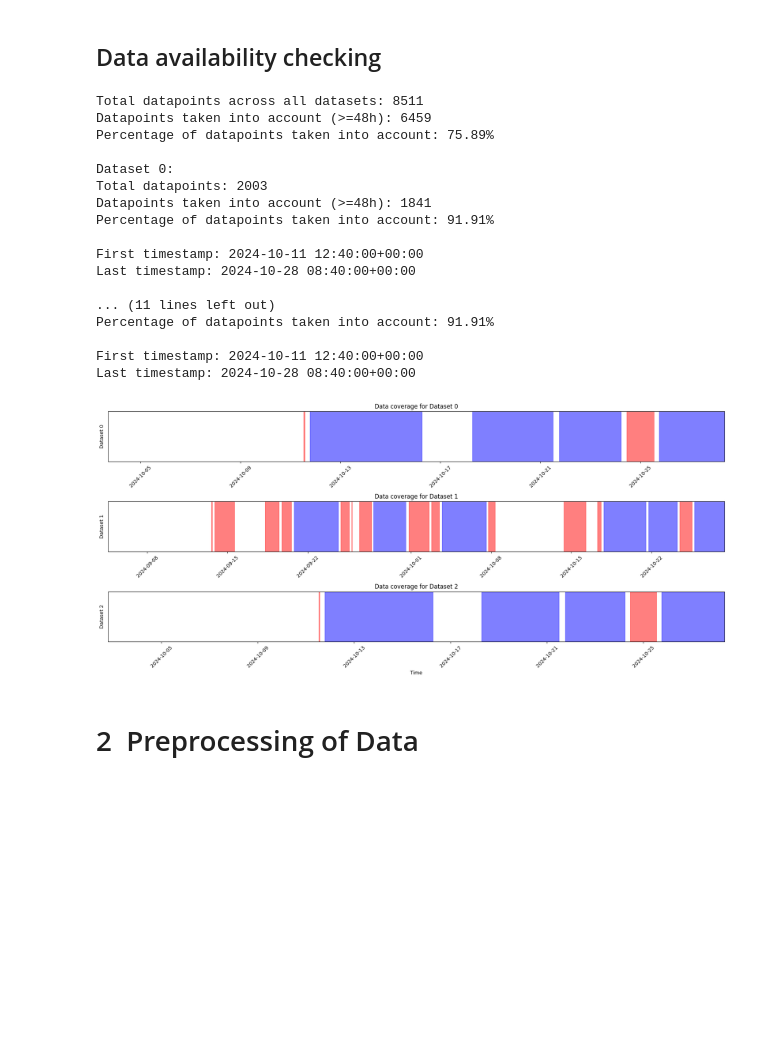
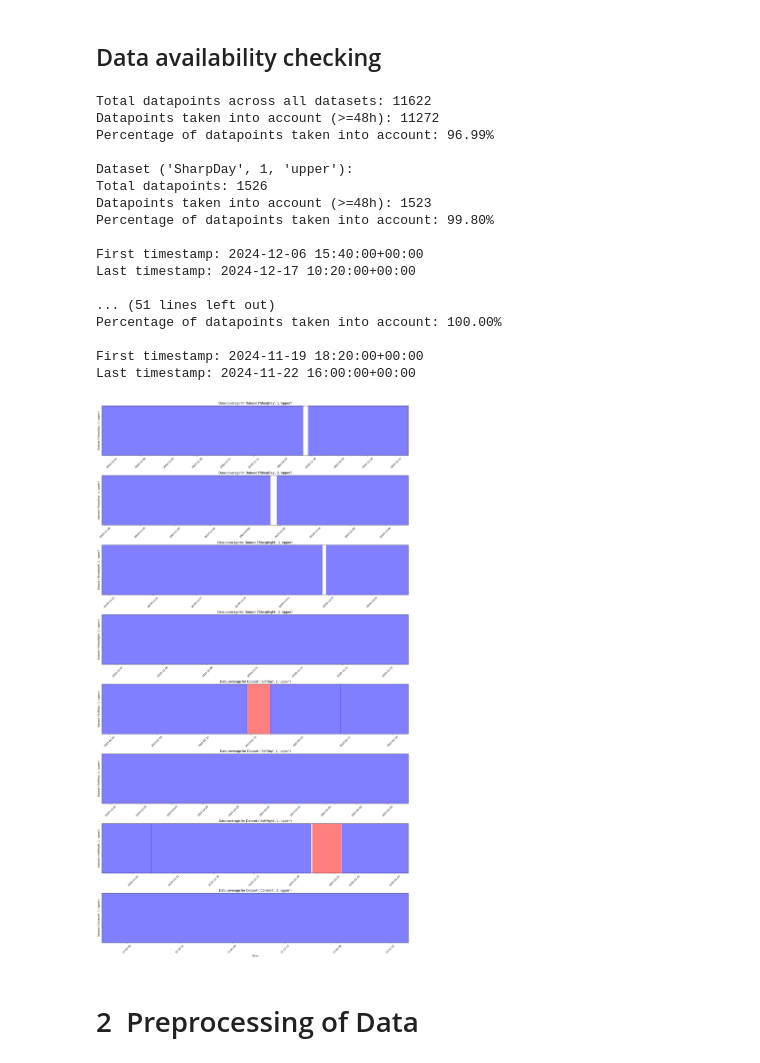
Before and after one commit to epfl-mobots/Ethogram-Generation, a Jupyter notebook: Ethogram_Generation_Metabolism.ipynb, the cells around one changed output. Saved outputs shown, nothing was run; the diff lists cells and outputs as text; code cells hidden in the pictures; blank space fills up the shorter version.

```diff
--- a/Ethogram_Generation_Metabolism.ipynb
+++ b/Ethogram_Generation_Metabolism.ipynb
@@ -86,23 +145,21 @@ Dataset 3: 2024-10-02 19:00:00+00:00 to 2024-10-28 08:40:00+00:00
 # %%
-df_list = [df1_resampled, df2_resampled, df3_resampled]
-
+exps_dfs_interpolated = exps_dfs.copy()
 # First linearly interpolate any NaN values that may exist in the dataframes over 5 rows, beyond that leave them as NaN
-df_list_interp = []
-for df in df_list:
+for key, df in exps_dfs_interpolated.items():
     len_before = len(df)
     df = df.astype(float)
     nans_before = int(df.isna().sum().sum())
     df.interpolate(method='time', limit=6, limit_direction='both', inplace=True)
     nans_after = int(df.isna().sum().sum())
-    df_list_interp.append(df)
-    print("Interpolated", nans_before - nans_after, "NaN cells. Remaining NaN cells:", nans_after, "Remaining lines:", len(df))
+    exps_dfs_interpolated[key] = df
+    print(f"Interpolated {nans_before - nans_after} NaN cells for dataset {key}. Remaining NaN cells: {nans_after}. Remaining lines: {len(df)}")
 
 # Drop any NaN values that may still exist after resampling
-df_list_dropna = []
-for df in df_list_interp:
+exps_dfs_dropna = exps_dfs_interpolated.copy()
+for key, df in exps_dfs_dropna.items():
     len_before = len(df)
     rows_with_nan_before = int(df.isna().any(axis=1).sum())
     df = df.dropna(how='any')
-    df_list_dropna.append(df)
-    print("Dropped", len_before - len(df), "rows with NaN values. Rows with NaN before drop:", rows_with_nan_before, "Remaining lines:", len(df))
+    exps_dfs_dropna[key] = df
+    print(f"Dropped {len_before - len(df)} rows with NaN values for dataset {key}. Rows with NaN before drop: {rows_with_nan_before}. Remaining lines: {len(df)}")
 # %% [output]
@@ -175,15 +242,17 @@ plt.show()
 # %% [markdown]
 ## Data availability checking
 # %%
-# Use `full_dts` as x-axis; color contiguous data chunks blue if >=48h, else red.
+# Use full_dts as x-axis; color contiguous data chunks blue if >=48h, else red.
 
 step = pd.Timedelta(seconds=resolution)
 threshold = pd.Timedelta(hours=48)
 
-fig, axs = plt.subplots(nrows=3, ncols=1, figsize=(18, 8), sharex=False)
+n_rows = len(exps_dfs_dropna)
+fig_height = 4 * n_rows  # Adjust height based on number of datasets
+fig, axs = plt.subplots(nrows=n_rows, ncols=1, figsize=(18, fig_height), sharex=False)
 
-for i, df in enumerate(df_list_dropna):
-    full_dt = pd.DatetimeIndex(full_dts[i])
+for i,(key, df) in enumerate(exps_dfs_dropna.items()):
+    full_dt = pd.DatetimeIndex(full_dts[key])
     mask = full_dt.isin(df.index)
 
     # find contiguous True runs in mask
@@ -208,10 +277,10 @@ for i, df in enumerate(df_list_dropna):
         end_dt = (full_dt[end] + step).to_pydatetime()
         axs[i].axvspan(start_dt, end_dt, color=color, alpha=0.5)
 
-    axs[i].set_ylabel(f"Dataset {i}")
+    axs[i].set_ylabel(f"Dataset {key}")
     axs[i].set_ylim(0, 1)
     axs[i].set_yticks([])
-    axs[i].set_title(f"Data coverage for Dataset {i}")
+    axs[i].set_title(f"Data coverage for Dataset {key}")
     axs[i].set_xlim(full_dt[0].to_pydatetime(), (full_dt[-1] + step).to_pydatetime())
     axs[i].tick_params(axis='x', rotation=45)
 
@@ -219,11 +288,11 @@ axs[-1].set_xlabel("Time")
 plt.tight_layout()
 
 # Print how much datapoints exist in total over all 3 datasets (blue + red) and what percentage are taken into account (blue/(blue + red))
-total_points = sum(len(df) for df in df_list_dropna)
+total_points = sum(len(df) for df in exps_dfs_dropna.values())
 # Count blue points (>=48h) and red points (<48h)
 blue_points = 0
-for i, df in enumerate(df_list_dropna):
-    full_dt = pd.DatetimeIndex(full_dts[i])
+for key, df in exps_dfs_dropna.items():
+    full_dt = pd.DatetimeIndex(full_dts[key])
     mask = full_dt.isin(df.index)
 
     # find contiguous True runs in mask
@@ -251,8 +320,8 @@ print(f"Datapoints taken into account (>=48h): {blue_points}")
 print(f"Percentage of datapoints taken into account: {blue_points / total_points * 100:.2f}%\n")
 
 # Same as above but per dataset
-for i, df in enumerate(df_list_dropna):
-    full_dt = pd.DatetimeIndex(full_dts[i])
+for key, df in exps_dfs_dropna.items():
+    full_dt = pd.DatetimeIndex(full_dts[key])
     mask = full_dt.isin(df.index)
 
     # find contiguous True runs in mask
@@ -260,48 +329,48 @@ for i, df in enumerate(df_list_dropna):
     in_run = False
     for idx, val in enumerate(mask):
         if val and not in_run:
             run_start = idx
             in_run = True
         elif not val and in_run:
             run_end = idx - 1
             runs.append((run_start, run_end))
             in_run = False
     if in_run:
         runs.append((run_start, len(mask) - 1))
 
     # count blue points (>=48h)
     blue_points_dataset = 0
     for start, end in runs:
         duration = (end - start + 1) * step
         if duration >= threshold:
             blue_points_dataset += (end - start + 1)
 
-    print(f"Dataset {i}:")
+    print(f"Dataset {key}:")
     print(f"Total datapoints: {len(df)}")
     print(f"Datapoints taken into account (>=48h): {blue_points_dataset}")
     print(f"Percentage of datapoints taken into account: {blue_points_dataset / len(df) * 100:.2f}%\n")
     # Print first and last dt of the dataset
     print(f"First timestamp: {df.index.min()}")
     print(f"Last timestamp: {df.index.max()}\n")
 # %% [output]
-Total datapoints across all datasets: 8511
-Datapoints taken into account (>=48h): 6459
-Percentage of datapoints taken into account: 75.89%
+Total datapoints across all datasets: 11622
+Datapoints taken into account (>=48h): 11272
+Percentage of datapoints taken into account: 96.99%
 
-Dataset 0:
-Total datapoints: 2003
-Datapoints taken into account (>=48h): 1841
-Percentage of datapoints taken into account: 91.91%
+Dataset ('SharpDay', 1, 'upper'):
+Total datapoints: 1526
+Datapoints taken into account (>=48h): 1523
+Percentage of datapoints taken into account: 99.80%
 
-First timestamp: 2024-10-11 12:40:00+00:00
-Last timestamp: 2024-10-28 08:40:00+00:00
+First timestamp: 2024-12-06 15:40:00+00:00
+Last timestamp: 2024-12-17 10:20:00+00:00
 
-... (11 lines left out)
-Percentage of datapoints taken into account: 91.91%
+... (51 lines left out)
+Percentage of datapoints taken into account: 100.00%
 
-First timestamp: 2024-10-11 12:40:00+00:00
-Last timestamp: 2024-10-28 08:40:00+00:00
+First timestamp: 2024-11-19 18:20:00+00:00
+Last timestamp: 2024-11-22 16:00:00+00:00
-[figure, old version]
+[figure, new version]
 # %% [markdown]
 # 2&nbsp; Preprocessing of Data
 # %% [markdown]
```
Also changed, not shown: parts of 52 cells of this notebook, 1 other file.
